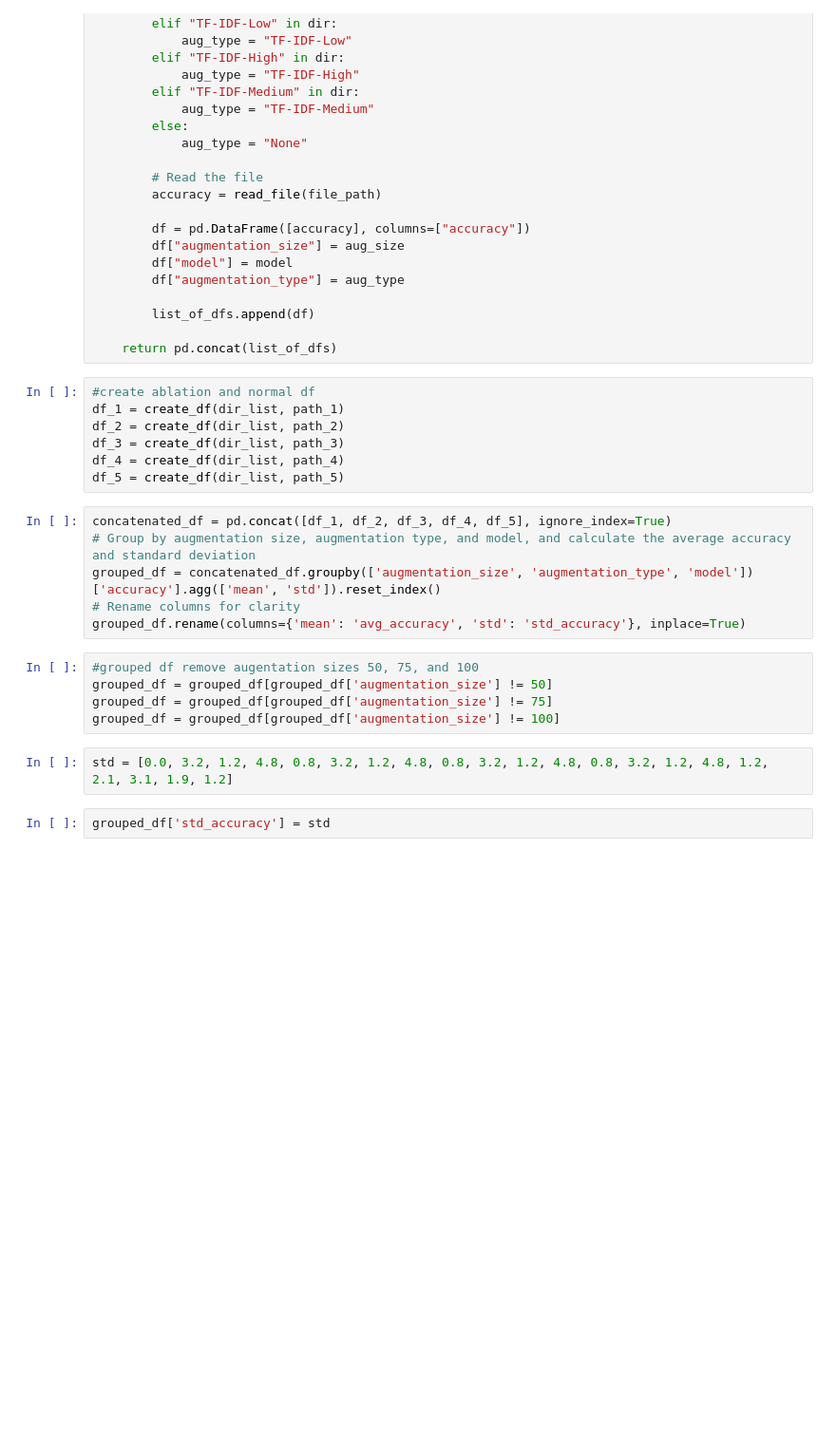
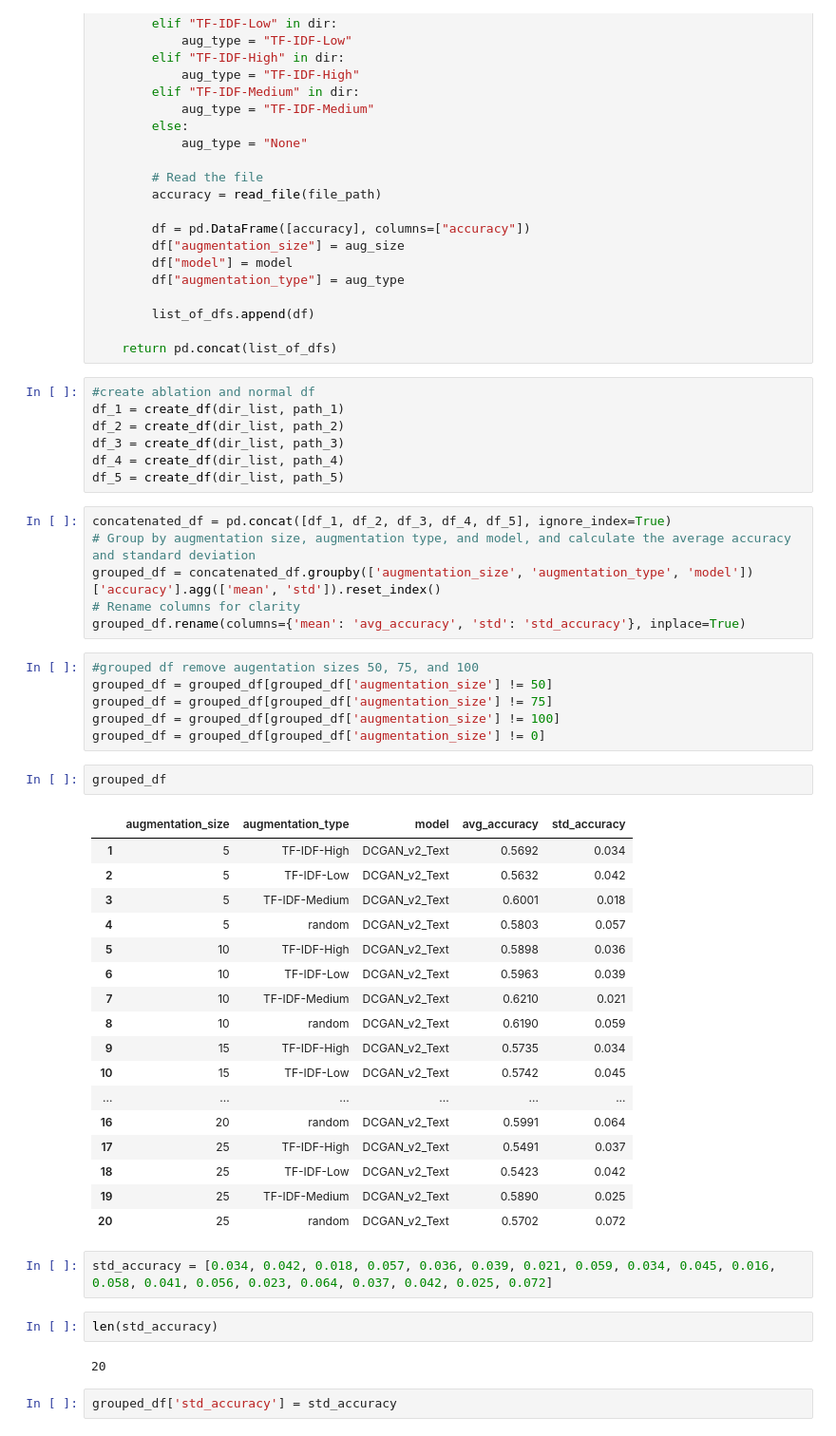
Before and after one commit to NiallMcguire/SIGIR_EEG_GAN, a Jupyter notebook: Development/Named-Entity-Classification/Results/Paper_Results.ipynb, the cells around one changed output. Shown at 95% size. Saved outputs shown, nothing was run; the diff lists cells and outputs as text; blank space fills up the shorter version.

```diff
--- a/Development/Named-Entity-Classification/Results/Paper_Results.ipynb
+++ b/Development/Named-Entity-Classification/Results/Paper_Results.ipynb
@@ -104,7 +104,32 @@ grouped_df.rename(columns={'mean': 'avg_accuracy', 'std': 'std_accuracy'}, inpla
 grouped_df = grouped_df[grouped_df['augmentation_size'] != 50]
 grouped_df = grouped_df[grouped_df['augmentation_size'] != 75]
 grouped_df = grouped_df[grouped_df['augmentation_size'] != 100]
+grouped_df = grouped_df[grouped_df['augmentation_size'] != 0]
-# %%
-std = [0.0, 3.2, 1.2, 4.8, 0.8, 3.2, 1.2, 4.8, 0.8, 3.2, 1.2, 4.8, 0.8, 3.2, 1.2, 4.8, 1.2, 2.1, 3.1, 1.9, 1.2]
+# %%
+grouped_df
+# %% [output]
+|  | augmentation_size | augmentation_type | model | avg_accuracy | std_accuracy |
+| 1 | 5 | TF-IDF-High | DCGAN_v2_Text | 0.5692 | 0.034 |
+| 2 | 5 | TF-IDF-Low | DCGAN_v2_Text | 0.5632 | 0.042 |
+| 3 | 5 | TF-IDF-Medium | DCGAN_v2_Text | 0.6001 | 0.018 |
+| 4 | 5 | random | DCGAN_v2_Text | 0.5803 | 0.057 |
+| 5 | 10 | TF-IDF-High | DCGAN_v2_Text | 0.5898 | 0.036 |
+| 6 | 10 | TF-IDF-Low | DCGAN_v2_Text | 0.5963 | 0.039 |
+| 7 | 10 | TF-IDF-Medium | DCGAN_v2_Text | 0.6210 | 0.021 |
+| 8 | 10 | random | DCGAN_v2_Text | 0.6190 | 0.059 |
+| 9 | 15 | TF-IDF-High | DCGAN_v2_Text | 0.5735 | 0.034 |
+| 10 | 15 | TF-IDF-Low | DCGAN_v2_Text | 0.5742 | 0.045 |
+| ... | ... | ... | ... | ... | ... |
+| 16 | 20 | random | DCGAN_v2_Text | 0.5991 | 0.064 |
+| 17 | 25 | TF-IDF-High | DCGAN_v2_Text | 0.5491 | 0.037 |
+| 18 | 25 | TF-IDF-Low | DCGAN_v2_Text | 0.5423 | 0.042 |
+| 19 | 25 | TF-IDF-Medium | DCGAN_v2_Text | 0.5890 | 0.025 |
+| 20 | 25 | random | DCGAN_v2_Text | 0.5702 | 0.072 |
+# %%
+std_accuracy = [0.034, 0.042, 0.018, 0.057, 0.036, 0.039, 0.021, 0.059, 0.034, 0.045, 0.016, 0.058, 0.041, 0.056, 0.023, 0.064, 0.037, 0.042, 0.025, 0.072]
+# %%
+len(std_accuracy)
+# %% [output]
+20
 # %%
-grouped_df['std_accuracy'] = std
+grouped_df['std_accuracy'] = std_accuracy
```
Also changed, not shown: parts of 2 cells of this notebook.
